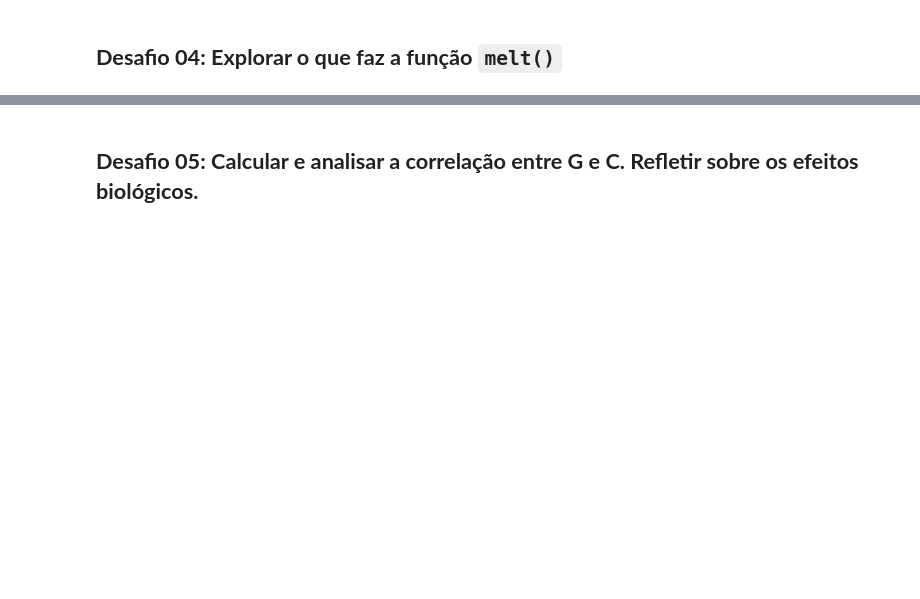
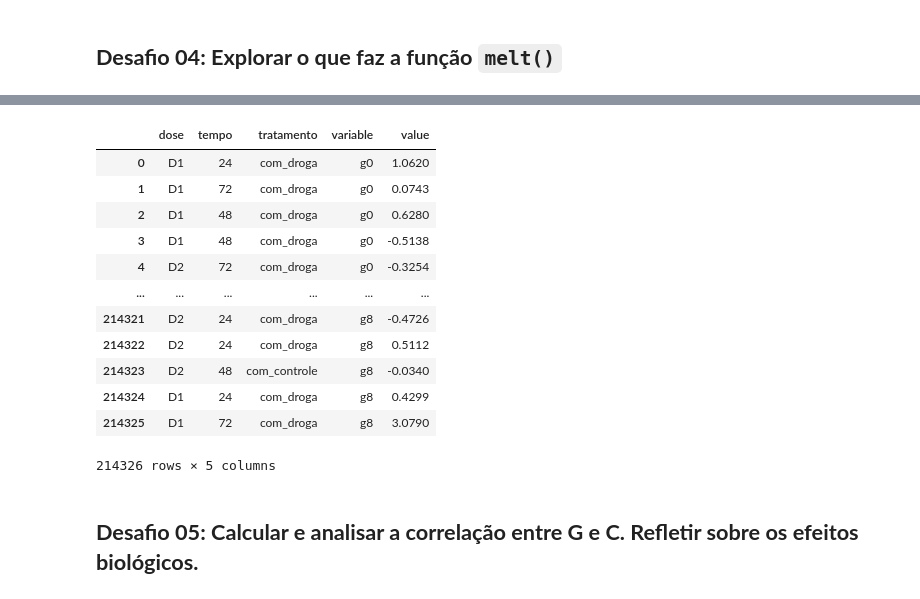
Before and after one commit to paulosuchoj/imersao-dados-alura, a Jupyter notebook: desafios/Imersao_Dados_Alura_Aula_03.ipynb, the cells around one changed output, grey strips where cells are left out. Saved outputs shown, nothing was run; the diff lists cells and outputs as text; code cells hidden in the pictures; blank space fills up the shorter version.

```diff
--- a/desafios/Imersao_Dados_Alura_Aula_03.ipynb
+++ b/desafios/Imersao_Dados_Alura_Aula_03.ipynb
@@ -50,2 +172,19 @@ pd.crosstab([dados['dose'], dados['tempo']], dados['tratamento'], normalize='col
+# %%
+columns = dados.loc[:,'g0':'g8']
+pd.melt(dados, id_vars=['dose', 'tempo', 'tratamento'], value_vars=columns)
+# %% [output]
+|  | dose | tempo | tratamento | variable | value |
+| 0 | D1 | 24 | com_droga | g0 | 1.0620 |
+| 1 | D1 | 72 | com_droga | g0 | 0.0743 |
+| 2 | D1 | 48 | com_droga | g0 | 0.6280 |
+| 3 | D1 | 48 | com_droga | g0 | -0.5138 |
+| 4 | D2 | 72 | com_droga | g0 | -0.3254 |
+| ... | ... | ... | ... | ... | ... |
+| 214321 | D2 | 24 | com_droga | g8 | -0.4726 |
+| 214322 | D2 | 24 | com_droga | g8 | 0.5112 |
+| 214323 | D2 | 48 | com_controle | g8 | -0.0340 |
+| 214324 | D1 | 24 | com_droga | g8 | 0.4299 |
+| 214325 | D1 | 72 | com_droga | g8 | 3.0790 |
+214326 rows × 5 columns
 # %% [markdown]
 ## **Desafio 05: Calcular e analisar a correlação entre G e C. Refletir sobre os efeitos biológicos.**
```
Also changed, not shown: parts of 19 cells of this notebook, 1 other file.
